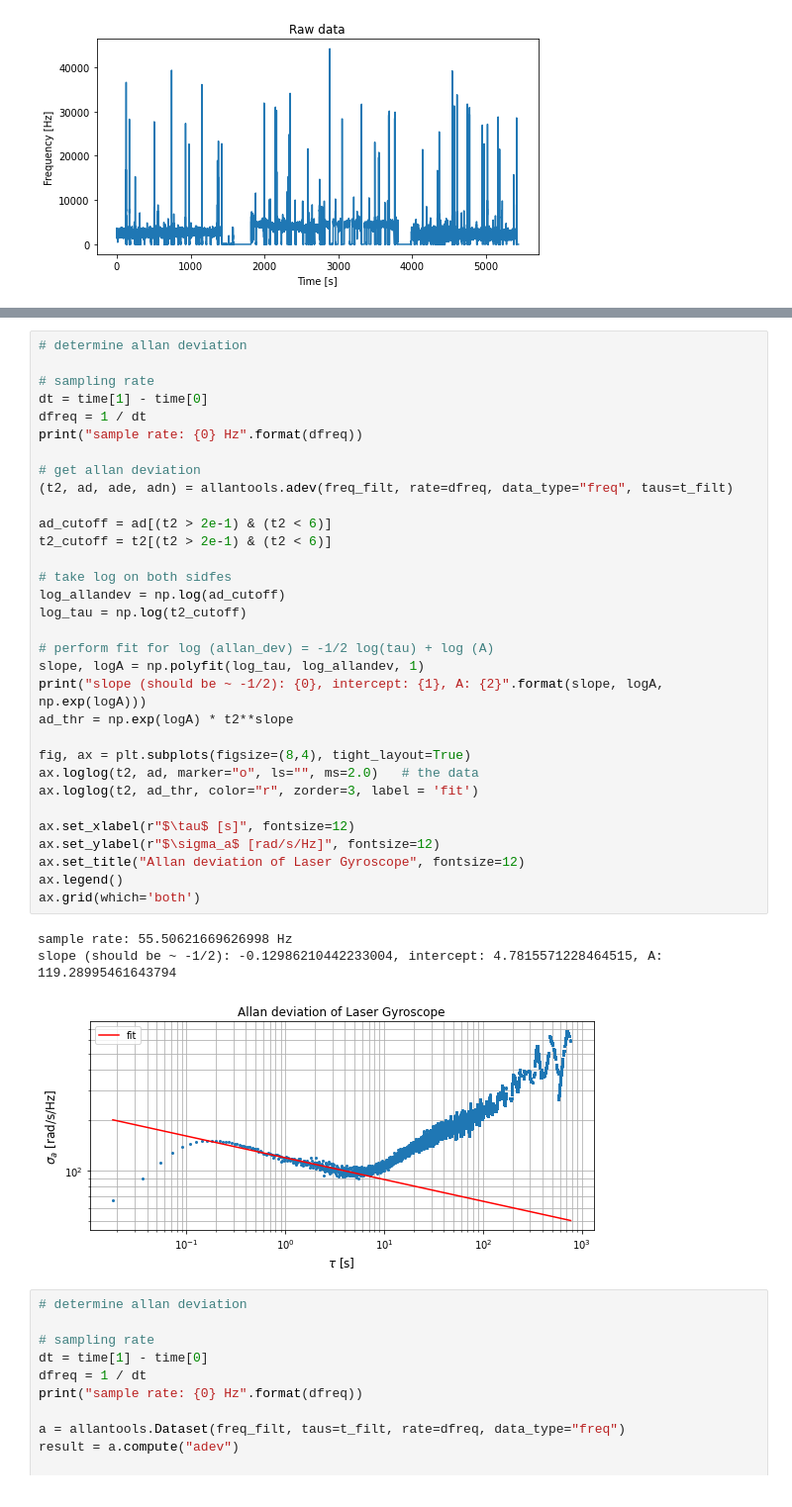
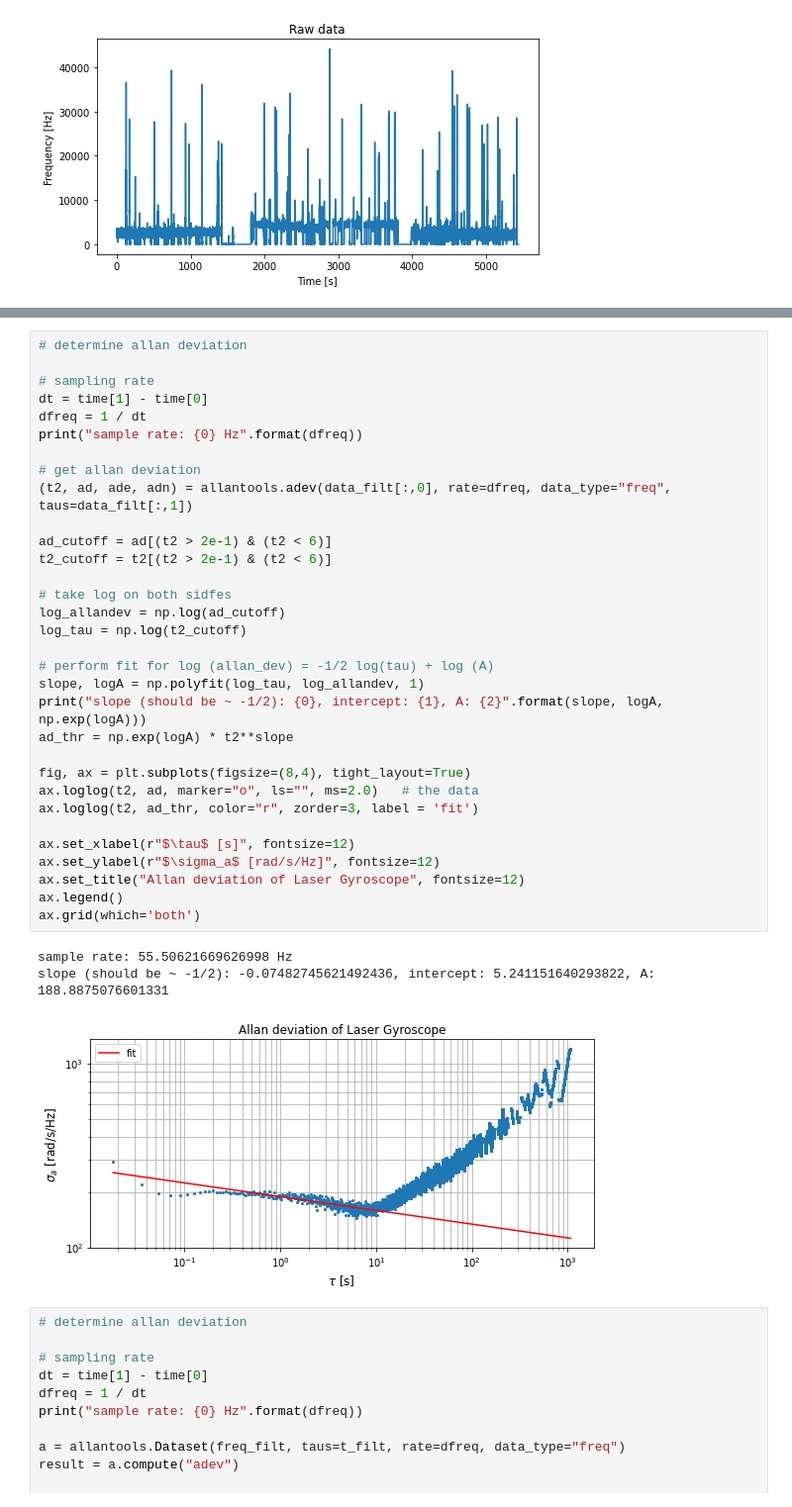
Before and after one commit to tesla1900/advanced-lab-course, a Jupyter notebook: laser_gyroscope/allan_dev_analysis.ipynb, the cells around one changed output, grey strips where cells are left out. Shown at 99% size. Drawn from its saved outputs; the diff is of its cells as text.

Commit message:
Updated Allan deviation

```diff
--- a/laser_gyroscope/allan_dev_analysis.ipynb
+++ b/laser_gyroscope/allan_dev_analysis.ipynb
@@ -55,36 +265,36 @@ Text(0.5, 1.0, 'Filtered data')
 # sampling rate
 dt = time[1] - time[0]
 dfreq = 1 / dt
 print("sample rate: {0} Hz".format(dfreq))
 
 # get allan deviation
-(t2, ad, ade, adn) = allantools.adev(freq_filt, rate=dfreq, data_type="freq", taus=t_filt)
+(t2, ad, ade, adn) = allantools.adev(data_filt[:,0], rate=dfreq, data_type="freq", taus=data_filt[:,1])
 
 ad_cutoff = ad[(t2 > 2e-1) & (t2 < 6)]
 t2_cutoff = t2[(t2 > 2e-1) & (t2 < 6)]
 
 # take log on both sidfes
 log_allandev = np.log(ad_cutoff)
 log_tau = np.log(t2_cutoff)
 
 # perform fit for log (allan_dev) = -1/2 log(tau) + log (A)
 slope, logA = np.polyfit(log_tau, log_allandev, 1)
 print("slope (should be ~ -1/2): {0}, intercept: {1}, A: {2}".format(slope, logA, np.exp(logA)))
 ad_thr = np.exp(logA) * t2**slope
 
 fig, ax = plt.subplots(figsize=(8,4), tight_layout=True)
 ax.loglog(t2, ad, marker="o", ls="", ms=2.0)   # the data
 ax.loglog(t2, ad_thr, color="r", zorder=3, label = 'fit')
 
 ax.set_xlabel(r"$\tau$ [s]", fontsize=12)
 ax.set_ylabel(r"$\sigma_a$ [rad/s/Hz]", fontsize=12)
 ax.set_title("Allan deviation of Laser Gyroscope", fontsize=12)
 ax.legend()
 ax.grid(which='both')
 # %% [output]
 sample rate: 55.50621669626998 Hz
-slope (should be ~ -1/2): -0.12986210442233004, intercept: 4.7815571228464515, A: 119.28995461643794
+slope (should be ~ -1/2): -0.07482745621492436, intercept: 5.241151640293822, A: 188.8875076601331
-[figure, old version]
+[figure, new version]
 # %%
 # determine allan deviation
 
```
Also changed, not shown: parts of 5 cells of this notebook.
